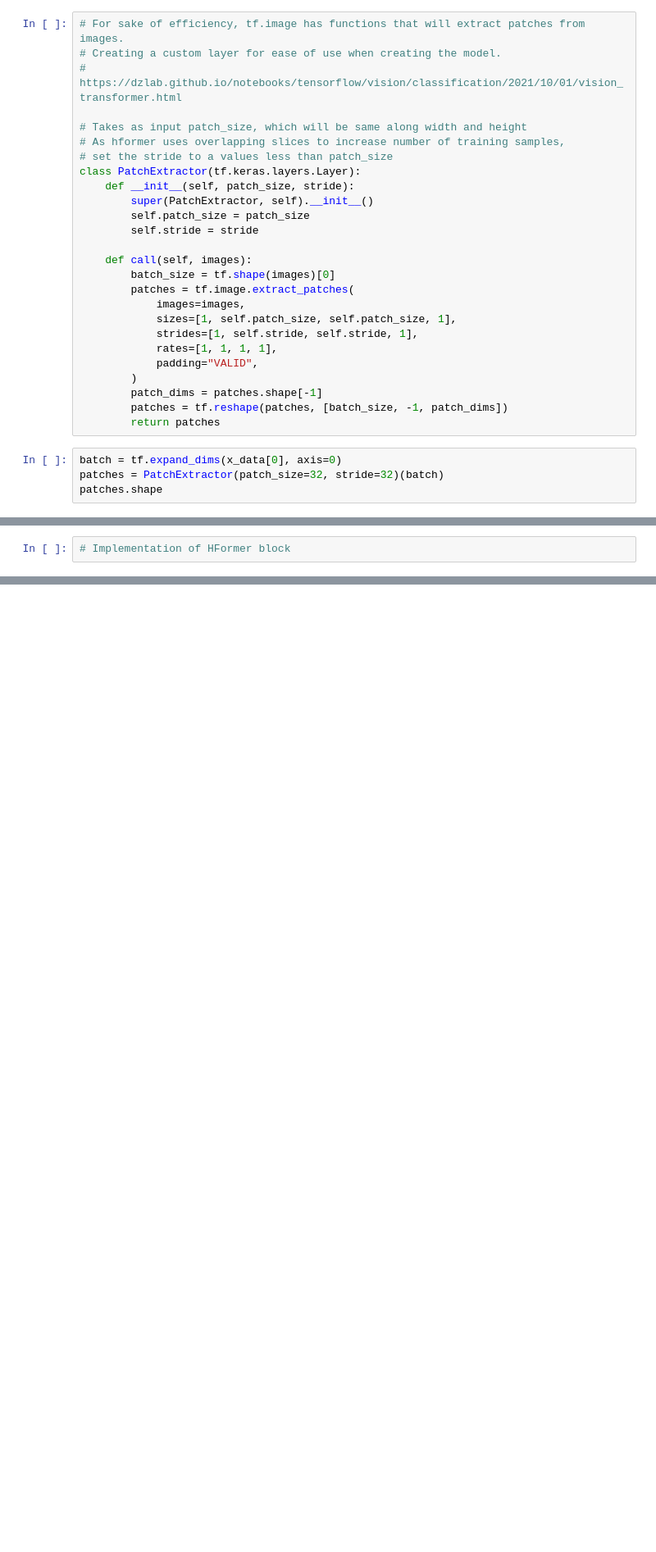
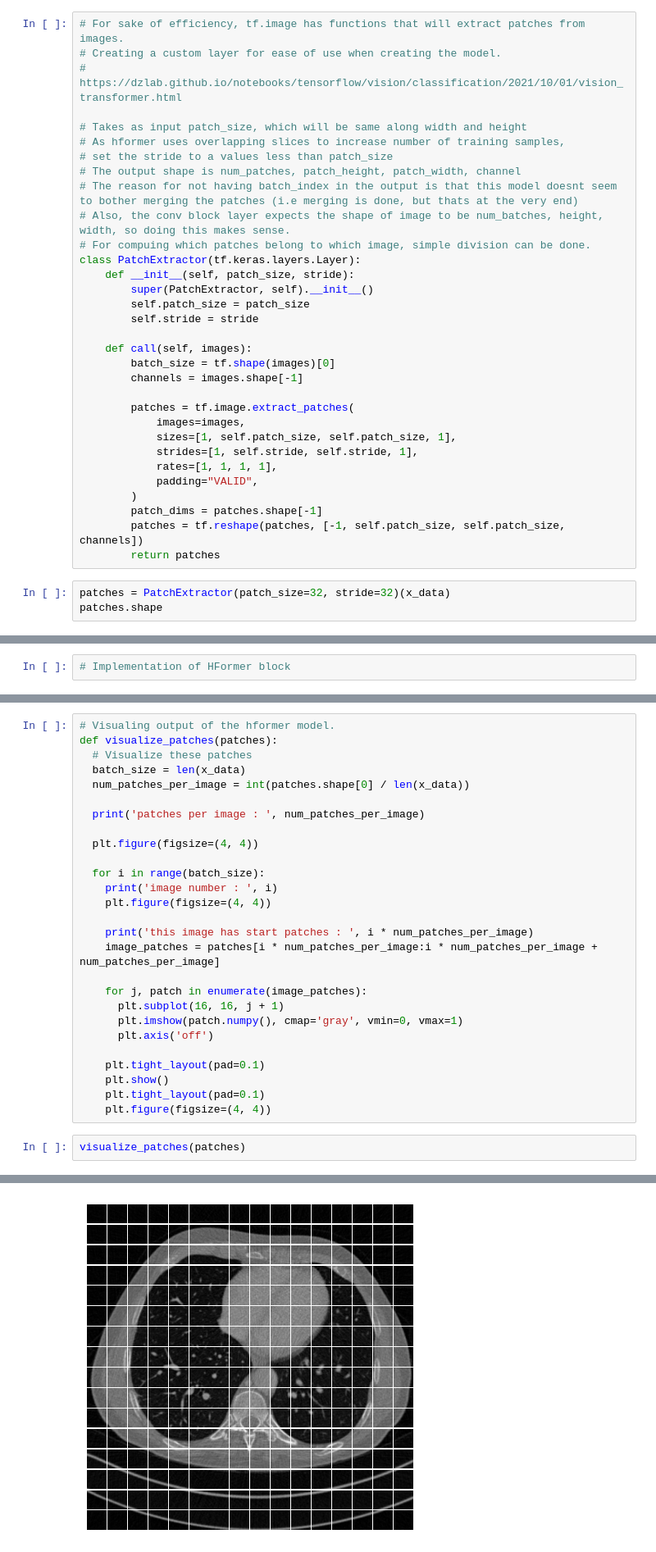
Before and after one commit to rtarun9/image-denoising-experiments, a Jupyter notebook: src/denoising-models/hformer_vit/blocks.ipynb, the cells around one changed output, grey strips where cells are left out. Shown at 82% size. Cells and saved outputs as stored; diff of their text form; blank space fills up the shorter version.

Commit message:
[WIP] working on hformer model

```diff
--- a/src/denoising-models/hformer_vit/blocks.ipynb
+++ b/src/denoising-models/hformer_vit/blocks.ipynb
@@ -112,6 +111,10 @@ original image
 # Takes as input patch_size, which will be same along width and height
 # As hformer uses overlapping slices to increase number of training samples,
 # set the stride to a values less than patch_size
+# The output shape is num_patches, patch_height, patch_width, channel
+# The reason for not having batch_index in the output is that this model doesnt seem to bother merging the patches (i.e merging is done, but thats at the very end)
+# Also, the conv block layer expects the shape of image to be num_batches, height, width, so doing this makes sense.
+# For compuing which patches belong to which image, simple division can be done.
 class PatchExtractor(tf.keras.layers.Layer):
     def __init__(self, patch_size, stride):
         super(PatchExtractor, self).__init__()
@@ -120,6 +123,8 @@ class PatchExtractor(tf.keras.layers.Layer):
 
     def call(self, images):
         batch_size = tf.shape(images)[0]
+        channels = images.shape[-1]
+
         patches = tf.image.extract_patches(
             images=images,
             sizes=[1, self.patch_size, self.patch_size, 1],
@@ -128,10 +133,9 @@ class PatchExtractor(tf.keras.layers.Layer):
             padding="VALID",
         )
         patch_dims = patches.shape[-1]
-        patches = tf.reshape(patches, [batch_size, -1, patch_dims])
+        patches = tf.reshape(patches, [-1, self.patch_size, self.patch_size, channels])
         return patches
 # %%
-batch = tf.expand_dims(x_data[0], axis=0)
-patches = PatchExtractor(patch_size=32, stride=32)(batch)
+patches = PatchExtractor(patch_size=32, stride=32)(x_data)
 patches.shape
 # %% [output]
@@ -396,0 +537,30 @@ shape of output :  (2, 512, 512, 1)
+# %%
+# Visualing output of the hformer model.
+def visualize_patches(patches):
+  # Visualize these patches
+  batch_size = len(x_data)
+  num_patches_per_image = int(patches.shape[0] / len(x_data))
+
+  print('patches per image : ', num_patches_per_image)
+
+  plt.figure(figsize=(4, 4))
+
+  for i in range(batch_size):
+    print('image number : ', i)
+    plt.figure(figsize=(4, 4))
+
+    print('this image has start patches : ', i * num_patches_per_image)
+    image_patches = patches[i * num_patches_per_image:i * num_patches_per_image + num_patches_per_image]
+
+    for j, patch in enumerate(image_patches):
+      plt.subplot(16, 16, j + 1)
+      plt.imshow(patch.numpy(), cmap='gray', vmin=0, vmax=1)
+      plt.axis('off')
+
+    plt.tight_layout(pad=0.1)
+    plt.show()
+    plt.tight_layout(pad=0.1)
+    plt.figure(figsize=(4, 4))
+# %%
+visualize_patches(patches)
+# %% [output]
@@ -396,0 +576 @@ shape of output :  (2, 512, 512, 1)
+[figure, added]
```
Also changed, not shown: parts of 19 cells of this notebook, 1 other file.
